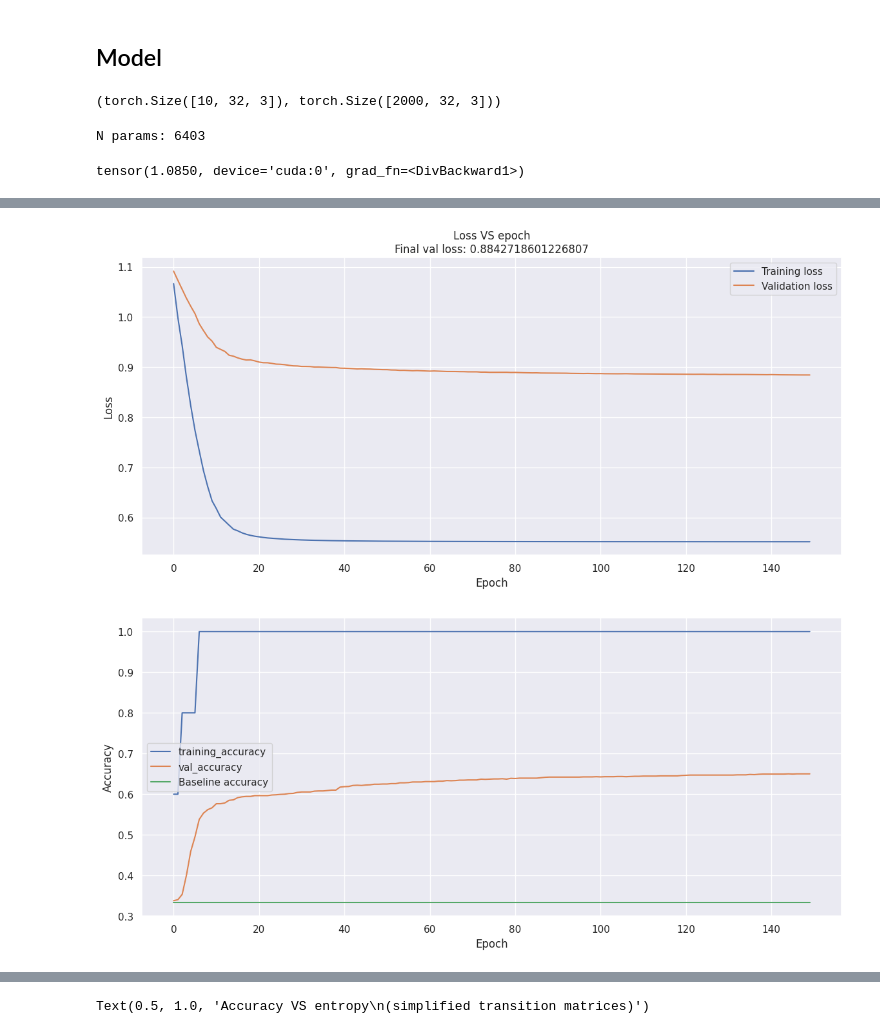
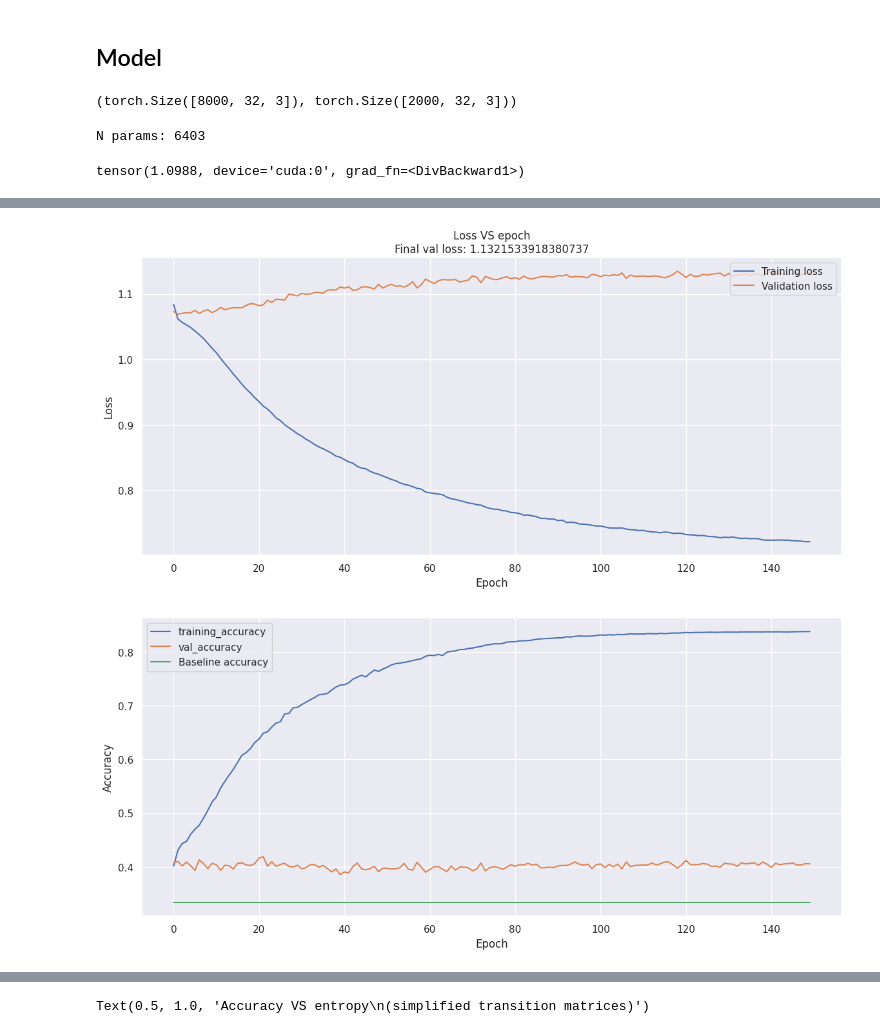
Before and after one commit to emanuele-moscato/tree-language, a Jupyter notebook: notebooks/nn_root_inference.ipynb, the cells around one changed output, grey strips where cells are left out. Saved outputs shown, nothing was run; the diff lists cells and outputs as text; code cells hidden in the pictures.

```diff
--- a/notebooks/nn_root_inference.ipynb
+++ b/notebooks/nn_root_inference.ipynb
@@ -37,10 +37,10 @@ Available device: cuda
 DATA_DIR = '../data/'
 EXPERIMENT_CATALOG_PATH = '../data/experiment_catalog.csv'
 # %%
-n_samples = 10
+n_samples = 8000
 k = 5
 q = 3
-matrix_type = 'simplified'
+matrix_type = 'uniform_index_sets'
 sigma = None
 eps = 0.015
 
@@ -147,7 +140,7 @@ y_test = torch.nn.functional.one_hot(torch.from_numpy(test_roots), num_classes=q
 
 x_train.shape, x_test.shape
 # %% [output]
-(torch.Size([10, 32, 3]), torch.Size([2000, 32, 3]))
+(torch.Size([8000, 32, 3]), torch.Size([2000, 32, 3]))
 # %%
 dims = [leaves.shape[-1], 64, q]
 
@@ -179,10 +172,10 @@ loss_fn(
 )
 # %% [output]
 N params: 6403
-tensor(1.0850, device='cuda:0', grad_fn=<DivBackward1>)
+tensor(1.0988, device='cuda:0', grad_fn=<DivBackward1>)
 # %%
 learning_rate = 1e-3
-batch_size = 1
+batch_size = 32
 
 optimizer = torch.optim.Adam(
     params=model.parameters(),
@@ -310,5 +303,5 @@ logger.info(f'Final test accuracy: {training_history["val_accuracy"][-1]} (basel
-[figure, old version]
+[figure, new version]
-[figure, old version]
+[figure, new version]
 # %%
 save_experiment_info(
     '../data/experiment_catalog.csv',
```
Also changed, not shown: parts of 7 cells of this notebook, 2 other files.
